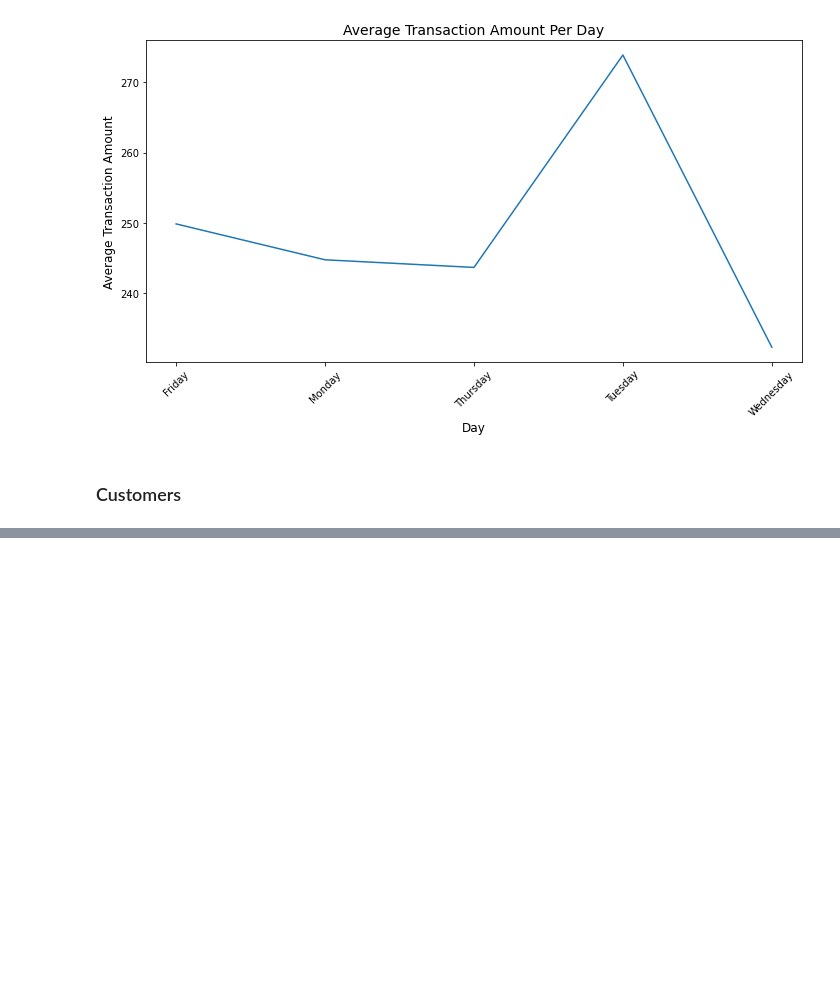
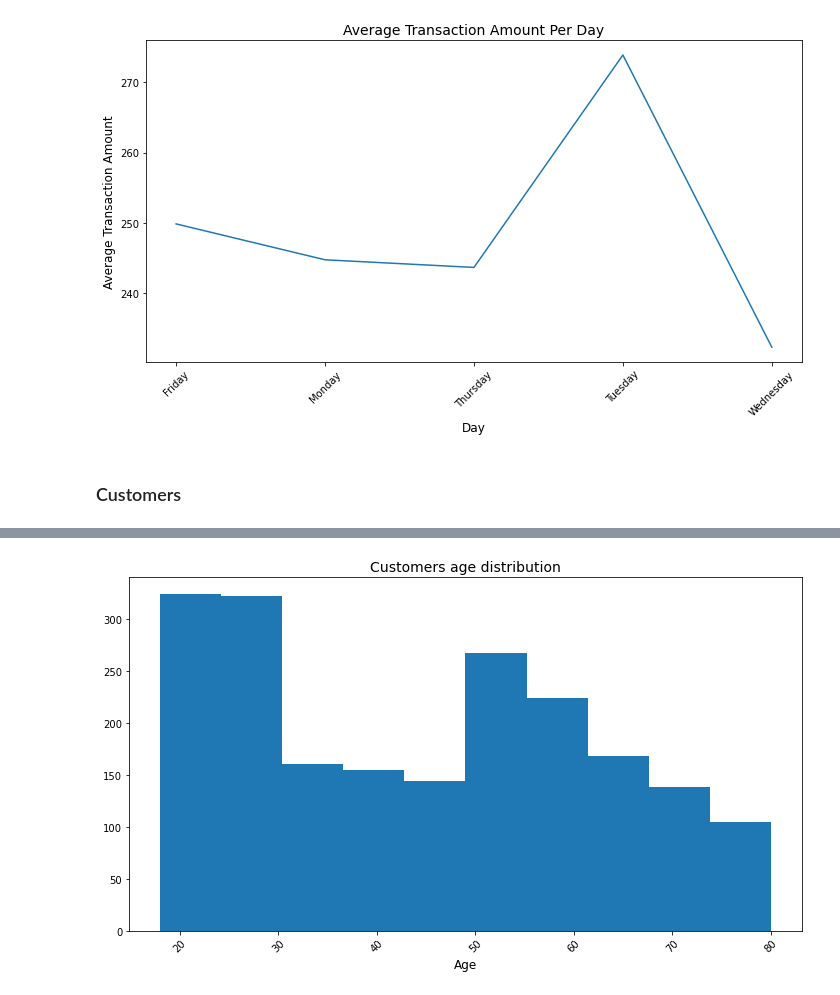
Before and after one commit to Sodiqlef/Customer-Transaction-Analysis, a Jupyter notebook: Untitled.ipynb, the cells around one changed output, grey strips where cells are left out. Cells and saved outputs as stored; diff of their text form; code cells hidden in the pictures; blank space fills up the shorter version.

```diff
--- a/Untitled.ipynb
+++ b/Untitled.ipynb
@@ -252,0 +244,11 @@ df.head()
+# %%
+# pattern by customer age
+plt.figure(figsize=(10, 6))
+plt.hist(df["CustomerAge"])
+plt.title("Customers age distribution", fontsize=14)
+plt.xlabel("Age", fontsize=12)
+plt.xticks(rotation=45)
+plt.tight_layout()
+plt.show()
+# %% [output]
+[figure, added]
```
Also changed, not shown: parts of 3 cells of this notebook, 1 other file.
